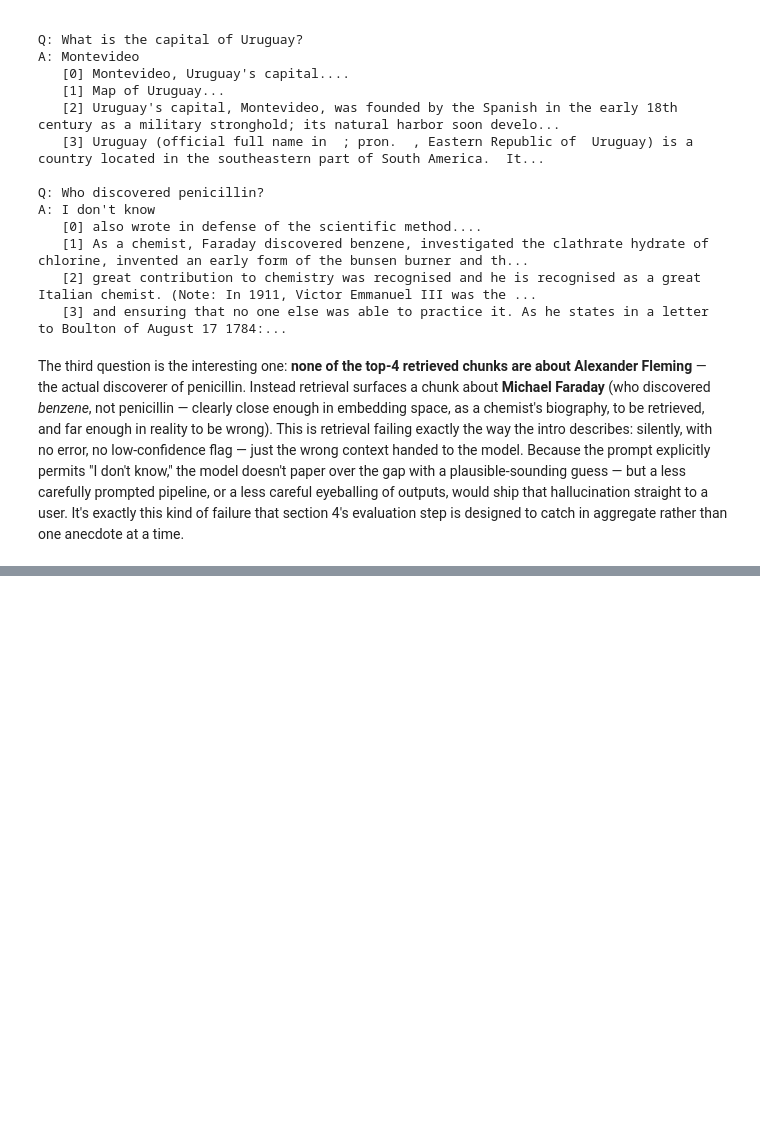
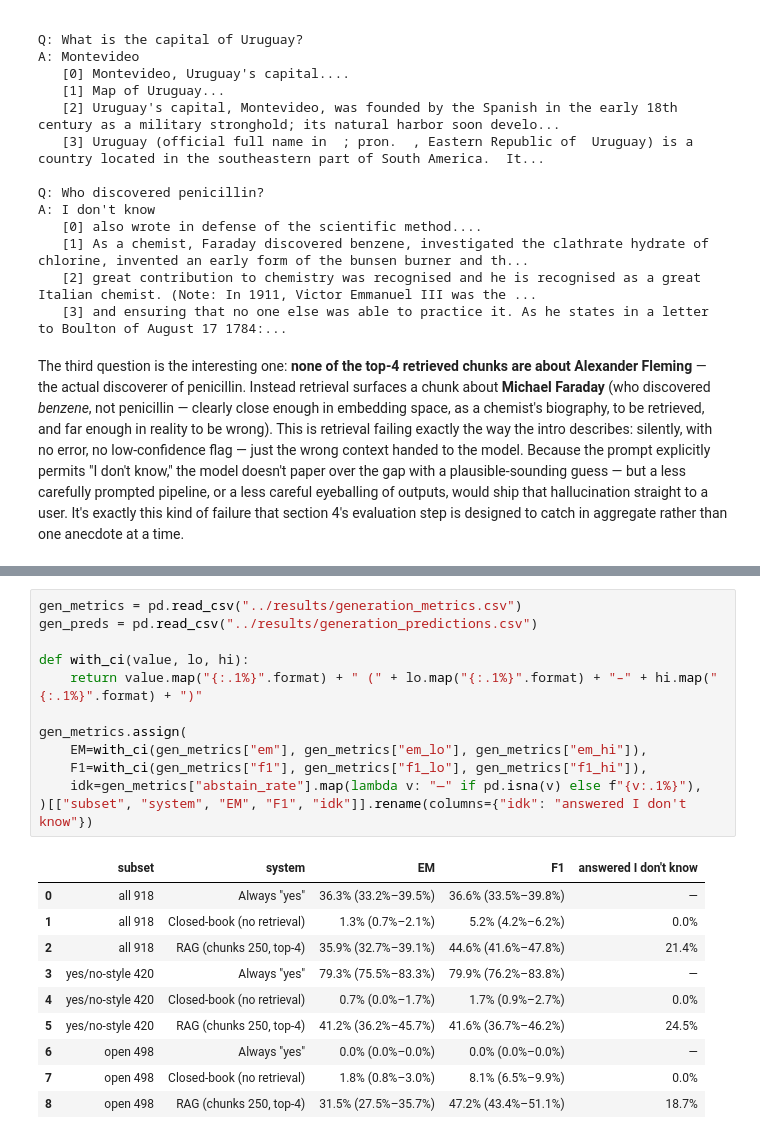
Before and after one commit to SarankanSivananthan/rag-wikipedia, a Jupyter notebook: notebooks/analysis.ipynb, the cells around one changed output, grey strips where cells are left out. Cells and saved outputs as stored; diff of their text form; blank space fills up the shorter version.

```diff
--- a/notebooks/analysis.ipynb
+++ b/notebooks/analysis.ipynb
@@ -278,0 +296,23 @@ than one anecdote at a time.
+# %%
+gen_metrics = pd.read_csv("../results/generation_metrics.csv")
+gen_preds = pd.read_csv("../results/generation_predictions.csv")
+
+def with_ci(value, lo, hi):
+    return value.map("{:.1%}".format) + " (" + lo.map("{:.1%}".format) + "–" + hi.map("{:.1%}".format) + ")"
+
+gen_metrics.assign(
+    EM=with_ci(gen_metrics["em"], gen_metrics["em_lo"], gen_metrics["em_hi"]),
+    F1=with_ci(gen_metrics["f1"], gen_metrics["f1_lo"], gen_metrics["f1_hi"]),
+    idk=gen_metrics["abstain_rate"].map(lambda v: "—" if pd.isna(v) else f"{v:.1%}"),
+)[["subset", "system", "EM", "F1", "idk"]].rename(columns={"idk": "answered I don't know"})
+# %% [output]
+|  | subset | system | EM | F1 | answered I don't know |
+| 0 | all 918 | Always "yes" | 36.3% (33.2%–39.5%) | 36.6% (33.5%–39.8%) | — |
+| 1 | all 918 | Closed-book (no retrieval) | 1.3% (0.7%–2.1%) | 5.2% (4.2%–6.2%) | 0.0% |
+| 2 | all 918 | RAG (chunks 250, top-4) | 35.9% (32.7%–39.1%) | 44.6% (41.6%–47.8%) | 21.4% |
+| 3 | yes/no-style 420 | Always "yes" | 79.3% (75.5%–83.3%) | 79.9% (76.2%–83.8%) | — |
+| 4 | yes/no-style 420 | Closed-book (no retrieval) | 0.7% (0.0%–1.7%) | 1.7% (0.9%–2.7%) | 0.0% |
+| 5 | yes/no-style 420 | RAG (chunks 250, top-4) | 41.2% (36.2%–45.7%) | 41.6% (36.7%–46.2%) | 24.5% |
+| 6 | open 498 | Always "yes" | 0.0% (0.0%–0.0%) | 0.0% (0.0%–0.0%) | — |
+| 7 | open 498 | Closed-book (no retrieval) | 1.8% (0.8%–3.0%) | 8.1% (6.5%–9.9%) | 0.0% |
+| 8 | open 498 | RAG (chunks 250, top-4) | 31.5% (27.5%–35.7%) | 47.2% (43.4%–51.1%) | 18.7% |
```
Also changed, not shown: parts of 11 cells of this notebook, 5 other files.
